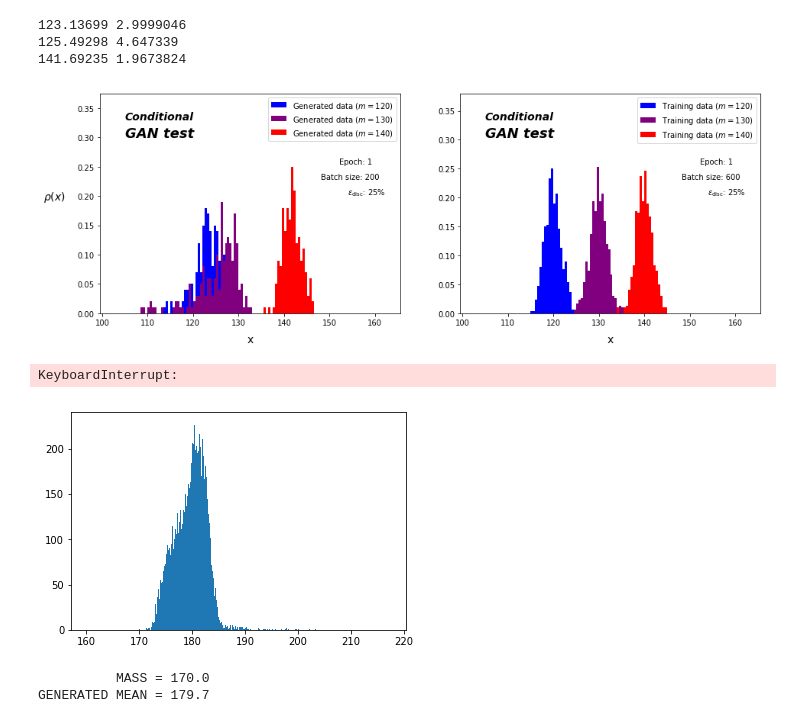
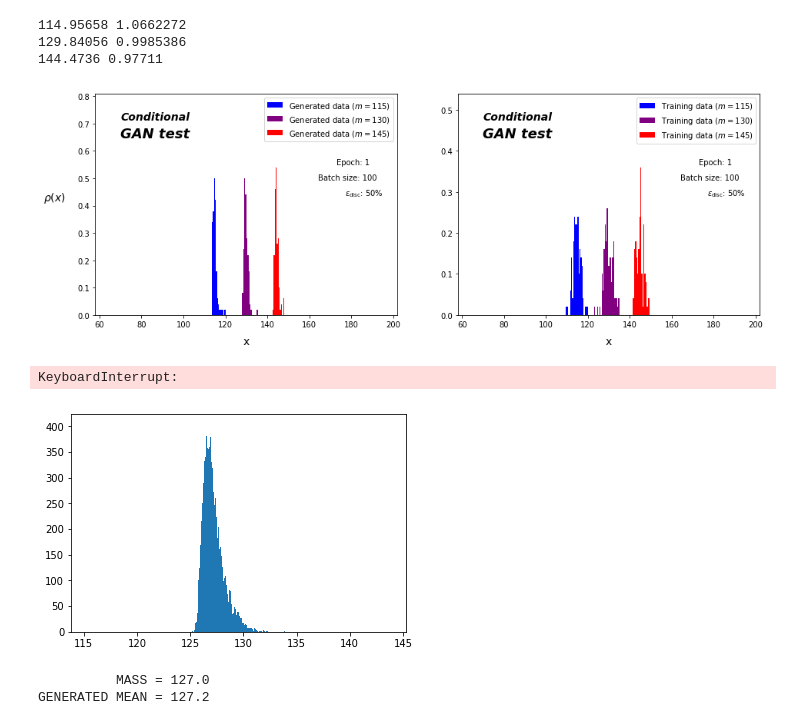
Before and after one commit to darrendavidprice/science-discovery, a Jupyter notebook: SM-sandbox/proj5.2-ML-study_v2/1D_GAN_with_condition.ipynb, the cells around one changed output. Drawn from its saved outputs; the diff is of its cells as text; code cells hidden in the pictures.

```diff
--- a/SM-sandbox/proj5.2-ML-study_v2/1D_GAN_with_condition.ipynb
+++ b/SM-sandbox/proj5.2-ML-study_v2/1D_GAN_with_condition.ipynb
@@ -10,5 +5,11 @@ train_masses = [120., 130., 140.]
+# %%
+num_train = int(1e5)
+noise_size = 10
+
+# Must be length 3 due to lazy hard-coding later on
+train_masses = [115., 130., 145.]
 # %%
-range_min, range_max = 105, 160
+range_min, range_max = 70, 190
 range_width = range_max - range_min
 plot_resolution = 0.5
 
@@ -182,28 +184,28 @@ def plot_points_GAN (gen_data, train_data, epoch, batch_size, d_acc) :
 #  Train GAN
 
 epochs     = 10000
-batch_size = 200
-rel_batch_size = 3
-max_D_itrs_per_G_itr_e80 = 1
-max_D_itrs_per_G_itr_e52 = 2
+batch_size = 100
+rel_batch_size = 1
+max_D_itrs_per_G_itr_e80 = 2
+max_D_itrs_per_G_itr_e52 = 3
 
 def update_batch_size (gen_DS, e) :
     global batch_size
-    batch_size = min(max(batch_size, 100+int((e+1)/10.)), num_train)
+    #batch_size = min(max(batch_size, 100+int((e+1)/10.)), num_train)
 
 def get_noise () :
-    hyperparams = np.concatenate([np.full(fill_value=120., shape=(batch_size, 1)),
-                                  np.full(fill_value=125., shape=(batch_size, 1)),
-                                  np.full(fill_value=145., shape=(batch_size, 1))])
+    hyperparams = np.concatenate([np.full(fill_value=train_masses[0], shape=(batch_size, 1)),
+                                  np.full(fill_value=train_masses[1], shape=(batch_size, 1)),
+                                  np.full(fill_value=train_masses[2], shape=(batch_size, 1))])
     return np.random.normal(size=(3*batch_size, noise_size)), hyperparams
 
 def get_train_data () :
     batch_115 = train_DS_115[np.random.randint(0, len(train_DS_115), rel_batch_size*batch_size)].reshape(rel_batch_size*batch_size, 1)
     batch_130 = train_DS_130[np.random.randint(0, len(train_DS_130), rel_batch_size*batch_size)].reshape(rel_batch_size*batch_size, 1)
     batch_145 = train_DS_145[np.random.randint(0, len(train_DS_145), rel_batch_size*batch_size)].reshape(rel_batch_size*batch_size, 1)
-    hyperparams = np.concatenate([np.full(fill_value=120., shape=(rel_batch_size*batch_size, 1)),
-                                  np.full(fill_value=125., shape=(rel_batch_size*batch_size, 1)),
-                                  np.full(fill_value=145., shape=(rel_batch_size*batch_size, 1))])
+    hyperparams = np.concatenate([np.full(fill_value=train_masses[0], shape=(rel_batch_size*batch_size, 1)),
+                                  np.full(fill_value=train_masses[1], shape=(rel_batch_size*batch_size, 1)),
+                                  np.full(fill_value=train_masses[2], shape=(rel_batch_size*batch_size, 1))])
     return np.concatenate([batch_115, batch_130, batch_145]), hyperparams
 
 epochs_saved = []
@@ -217,41 +219,41 @@ for e in range(epochs) :
     X  = np.concatenate([batch_DS  , gen_DS    ])
     Xh = np.concatenate([batch_hyperparams  , noise_hyperparams    ])
     Y = np.concatenate([real_label, fake_label])
     W = np.concatenate([np.ones(shape=(batch_DS.shape[0],)), np.full(fill_value=rel_batch_size, shape=(gen_DS.shape[0],))])
 
     dc.trainable = True
     d_loss, d_acc = dc.train_on_batch([X, Xh], Y, sample_weight=W)
     num_itr = 0
     while num_itr < max_D_itrs_per_G_itr_e80 and d_acc < 0.8 :
         d_loss, d_acc = dc.train_on_batch([X, Xh], Y, sample_weight=W)
         num_itr = num_itr + 1
     while num_itr < max_D_itrs_per_G_itr_e52 and d_acc < 0.52 :
         d_loss, d_acc = dc.train_on_batch([X, Xh], Y, sample_weight=W)
         num_itr = num_itr + 1
 
     noise, noise_hyperparams = get_noise()
     dc.trainable = False
     gan.train_on_batch([noise, noise_hyperparams], train_label)
 
-    if e == 0 or (e+1) % 100 == 0 :
+    if e == 0 or (e+1) % 200 == 0 :
         noise, noise_hyperparams = get_noise()
         gen_DS = gc.predict([noise, noise_hyperparams])
         plot_points_GAN(
                     gen_DS,
                     batch_DS,
                     epoch=e+1,
                     batch_size=batch_size,
                     d_acc=dc.evaluate([X, Xh], Y, sample_weight=W, verbose=0)[1])
         update_batch_size(gen_DS, e)
         epochs_saved.append(e+1)
 # %% [output]
-123.13699 2.9999046
-125.49298 4.647339
-141.69235 1.9673824
+114.95658 1.0662272
+129.84056 0.9985386
+144.4736 0.97711
-[figure, old version]
+[figure, new version]
 KeyboardInterrupt:
 # %%
-mass = 170.
+mass = 127.
 
 hyperparams = np.full(fill_value=mass, shape=(10000, 1))
 z = np.random.normal(size=(10000, noise_size))
@@ -263,6 +265,6 @@ plt.show()
 print(f"          MASS = {mass}")
 print(f"GENERATED MEAN = {np.mean(datapoints):.1f}")
 # %% [output]
-[figure, old version]
+[figure, new version]
-          MASS = 170.0
-GENERATED MEAN = 179.7
+          MASS = 127.0
+GENERATED MEAN = 127.2
```
Also changed, not shown: parts of 4 cells of this notebook.
